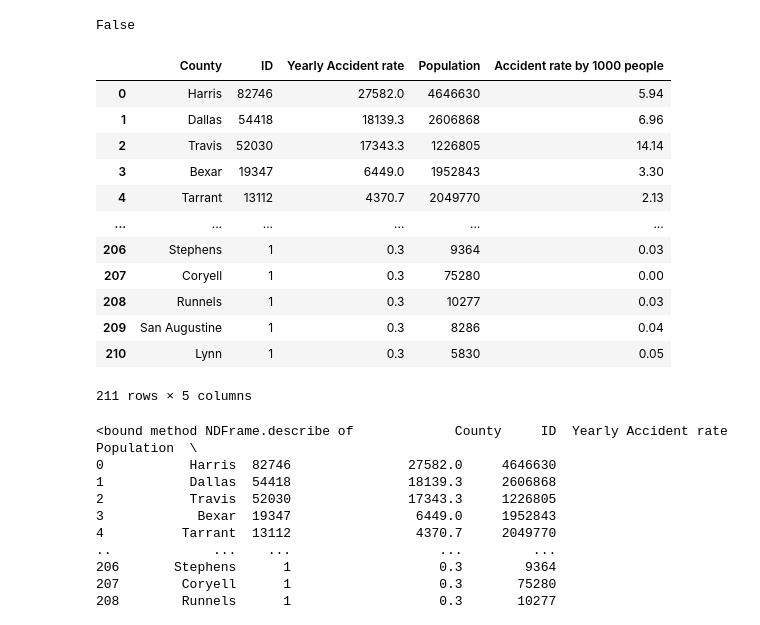
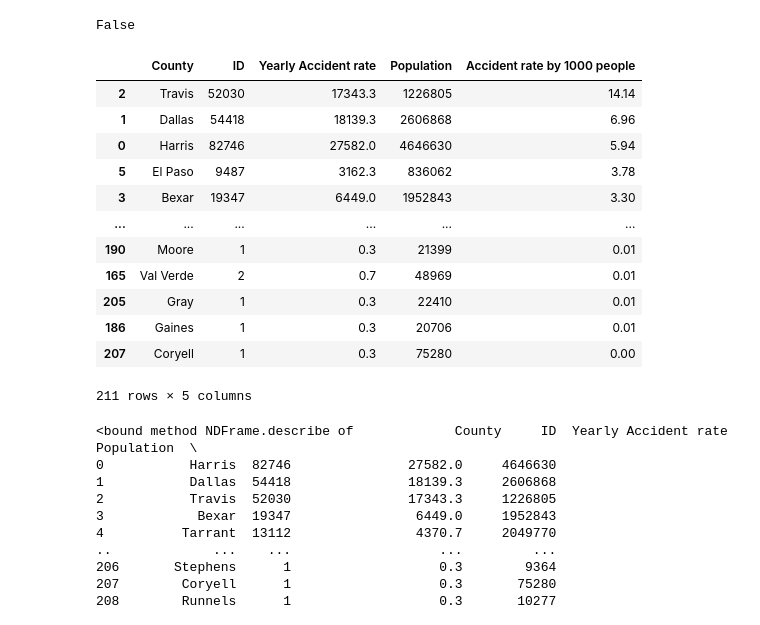
Before and after one commit to ykrasnikov/US-Traffic-Accidents, a Jupyter notebook: CODE_analysis/YK_accidents_TXcounty_city.ipynb, the cells around one changed output. Saved outputs shown, nothing was run; the diff lists cells and outputs as text; code cells hidden in the pictures.

```diff
--- a/CODE_analysis/YK_accidents_TXcounty_city.ipynb
+++ b/CODE_analysis/YK_accidents_TXcounty_city.ipynb
@@ -92,22 +78,22 @@ False
 # %%
 # merge with census data
 a_pop_rate=a_rate.merge(tx_county_pop, how="left",on='County')
 #a_pop_rate.loc[a_pop_rate.isnull().values]
 a_pop_rate['Accident rate by 1000 people']=(a_pop_rate['Yearly Accident rate']/a_pop_rate['Population']*1000).round(decimals=2)
-a_pop_rate
+a_pop_rate.sort_values("Accident rate by 1000 people",ascending=False)
 # %% [output]
 |  | County | ID | Yearly Accident rate | Population | Accident rate by 1000 people |
+| 2 | Travis | 52030 | 17343.3 | 1226805 | 14.14 |
+| 1 | Dallas | 54418 | 18139.3 | 2606868 | 6.96 |
 | 0 | Harris | 82746 | 27582.0 | 4646630 | 5.94 |
-| 1 | Dallas | 54418 | 18139.3 | 2606868 | 6.96 |
-| 2 | Travis | 52030 | 17343.3 | 1226805 | 14.14 |
+| 5 | El Paso | 9487 | 3162.3 | 836062 | 3.78 |
 | 3 | Bexar | 19347 | 6449.0 | 1952843 | 3.30 |
-| 4 | Tarrant | 13112 | 4370.7 | 2049770 | 2.13 |
 | ... | ... | ... | ... | ... | ... |
-| 206 | Stephens | 1 | 0.3 | 9364 | 0.03 |
+| 190 | Moore | 1 | 0.3 | 21399 | 0.01 |
+| 165 | Val Verde | 2 | 0.7 | 48969 | 0.01 |
+| 205 | Gray | 1 | 0.3 | 22410 | 0.01 |
+| 186 | Gaines | 1 | 0.3 | 20706 | 0.01 |
 | 207 | Coryell | 1 | 0.3 | 75280 | 0.00 |
-| 208 | Runnels | 1 | 0.3 | 10277 | 0.03 |
-| 209 | San Augustine | 1 | 0.3 | 8286 | 0.04 |
-| 210 | Lynn | 1 | 0.3 | 5830 | 0.05 |
 211 rows × 5 columns
 # %%
 #write to csv
```
Also changed, not shown: parts of 2 cells of this notebook, 26 other files.
